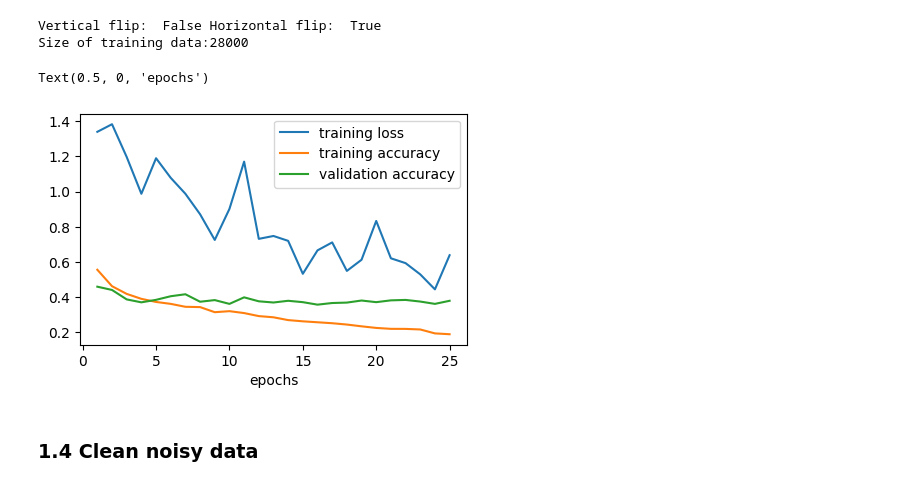
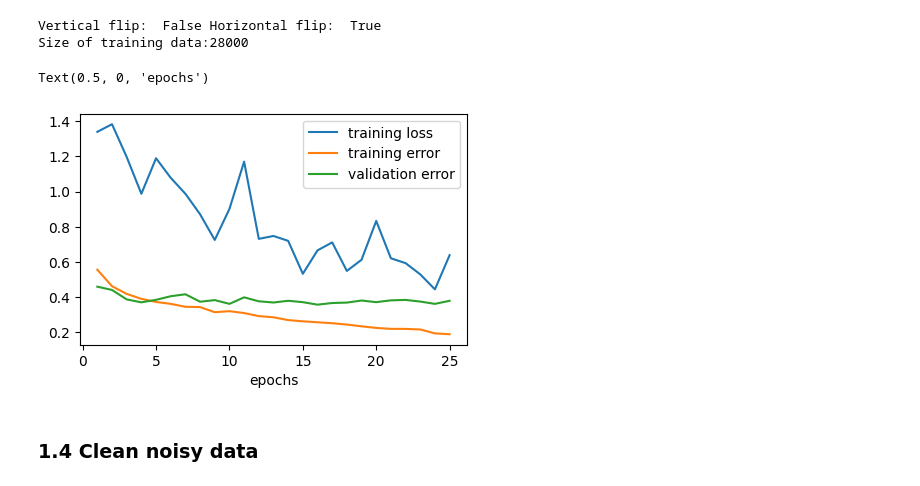
Before and after one commit to TZstatsADS/fall2022-project3-group1, a Jupyter notebook: doc/chengming_training_model2.ipynb, the cells around one changed output. Drawn from its saved outputs; the diff is of its cells as text; code cells hidden in the pictures.

Commit message:
corroct error

```diff
--- a/doc/chengming_training_model2.ipynb
+++ b/doc/chengming_training_model2.ipynb
@@ -101,14 +101,14 @@ np.save('logs/log_resnet_label_cleaning',log_resnet)
 # %%
 log_resnet = np.load('logs/log_resnet_label_cleaning.npy')
 plt.figure(figsize=(5,3))
 plt.plot(np.arange(1,epochs+1),log_resnet[0],label='training loss')
-plt.plot(np.arange(1,epochs+1),1-log_resnet[1],label='training accuracy')
-plt.plot(np.arange(1,epochs+1),1-log_resnet[2],label='validation accuracy')
+plt.plot(np.arange(1,epochs+1),1-log_resnet[1],label='training error')
+plt.plot(np.arange(1,epochs+1),1-log_resnet[2],label='validation error')
 plt.legend()
 plt.xlabel('epochs')
 # %% [output]
 Text(0.5, 0, 'epochs')
-[figure, old version]
+[figure, new version]
 # %% [markdown]
 ### 1.4 Clean noisy data
 # %%
```
